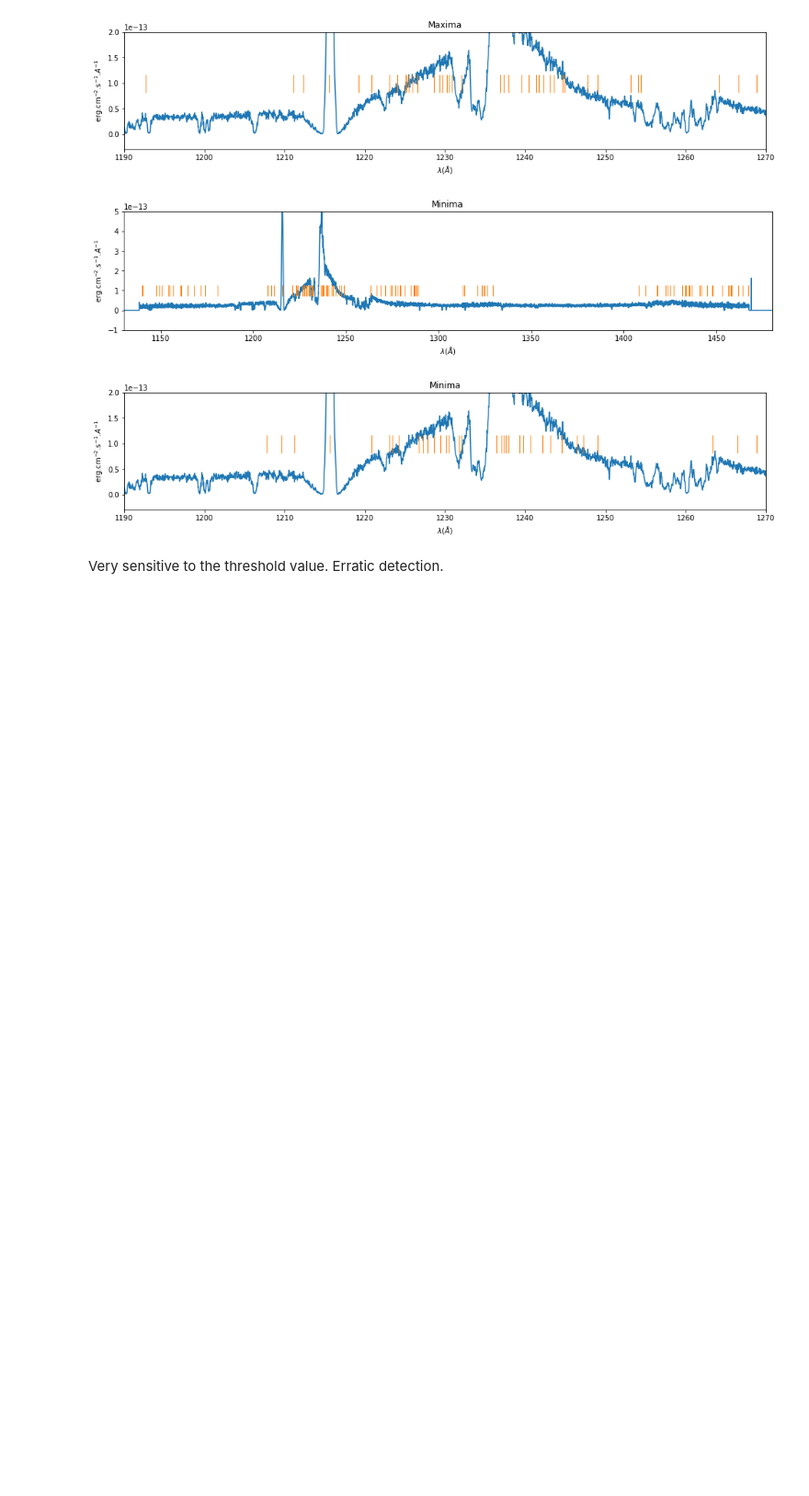
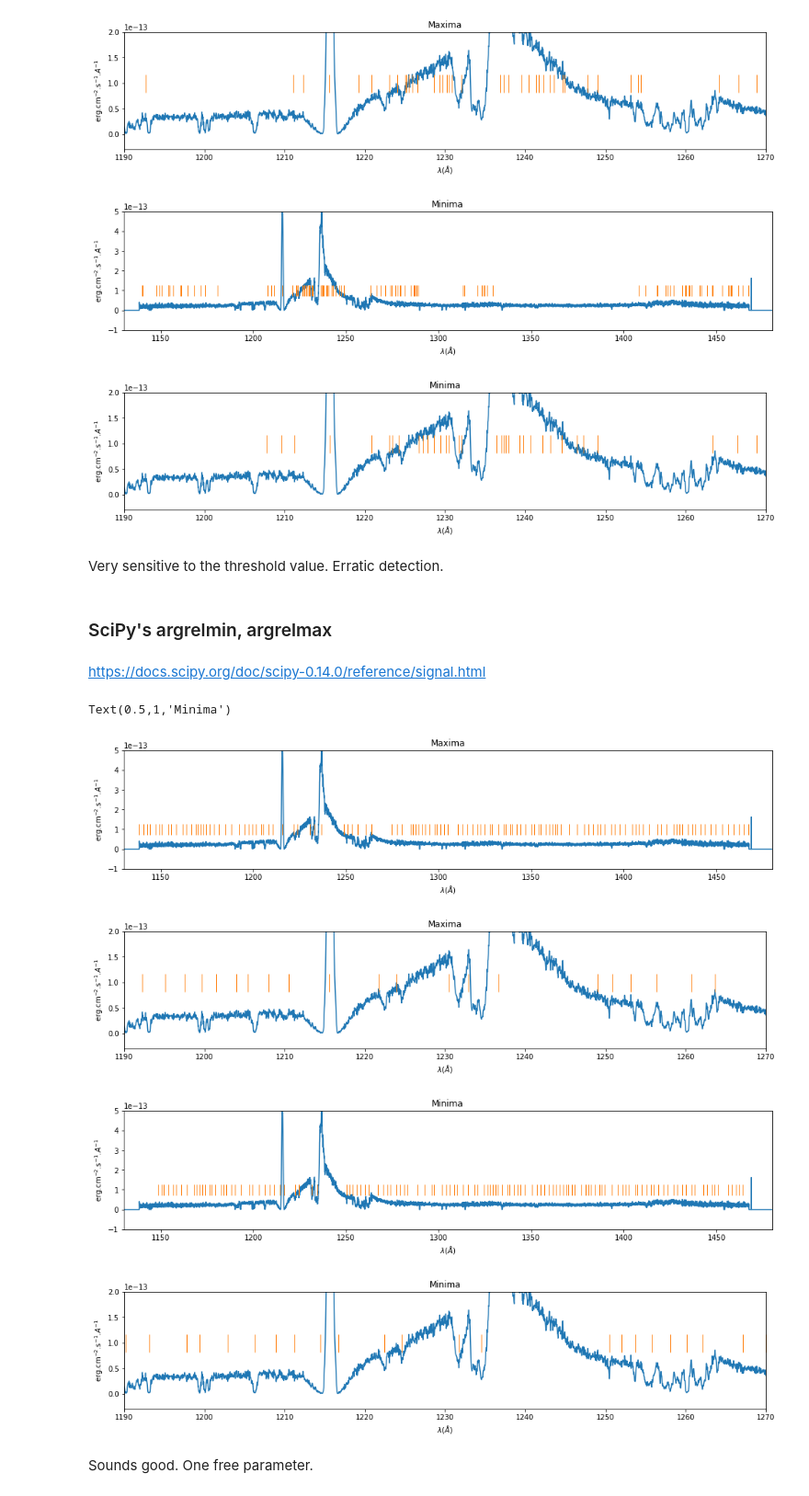
Before and after one commit to ibusko/experiments_specviz, a Jupyter notebook: experiment_feature_detection.ipynb, the cells around one changed output. Shown at 92% size. Saved outputs shown, nothing was run; the diff lists cells and outputs as text; code cells hidden in the pictures; blank space fills up the shorter version.

```diff
--- a/experiment_feature_detection.ipynb
+++ b/experiment_feature_detection.ipynb
@@ -552,3 +552,57 @@ Text(0.5,1,'Minima')
 [figure]
 # %% [markdown]
 Very sensitive to the threshold value. Erratic detection.
+# %% [markdown]
+<h3>SciPy's argrelmin, argrelmax</h3>
+# %% [markdown]
+https://docs.scipy.org/doc/scipy-0.14.0/reference/signal.html
+# %%
+from scipy.signal import argrelmin, argrelmax
+
+mins = argrelmin(flux, order=30)
+maxs = argrelmax(flux, order=30)
+
+max_markers = np.full(flux.shape, -100.)
+min_markers = np.full(flux.shape, -100.)
+max_markers[maxs] = 1.e-13
+min_markers[mins] = 1.e-13
+
+plt.figure(figsize=SIZE)
+plt.plot(wave, flux)
+plt.plot(wave, max_markers, '|', markersize=15)
+plt.axis([xmin, xmax, -1.e-13, 5.e-13])
+plt.xlabel(x_label)
+plt.ylabel(y_label)
+plt.title('Maxima')
+
+plt.figure(figsize=SIZE)
+plt.plot(wave, flux)
+plt.plot(wave, max_markers, '|', markersize=25)
+plt.axis([1190., 1270., -0.3e-13, 2.e-13])
+plt.xlabel(x_label)
+plt.ylabel(y_label)
+plt.title('Maxima')
+
+plt.figure(figsize=SIZE)
+plt.plot(wave, flux)
+plt.plot(wave, min_markers, '|', markersize=15)
+plt.axis([xmin, xmax, -1.e-13, 5.e-13])
+plt.xlabel(x_label)
+plt.ylabel(y_label)
+plt.title('Minima')
+
+plt.figure(figsize=SIZE)
+plt.plot(wave, flux)
+plt.plot(wave, min_markers, '|', markersize=25)
+plt.axis([1190., 1270., -0.3e-13, 2.e-13])
+plt.xlabel(x_label)
+plt.ylabel(y_label)
+plt.title('Minima')
+# %% [output]
+Text(0.5,1,'Minima')
+[figure, added]
+[figure, added]
+[figure, added]
+[figure, added]
+# %% [markdown]
+Sounds good. One free parameter.
```
